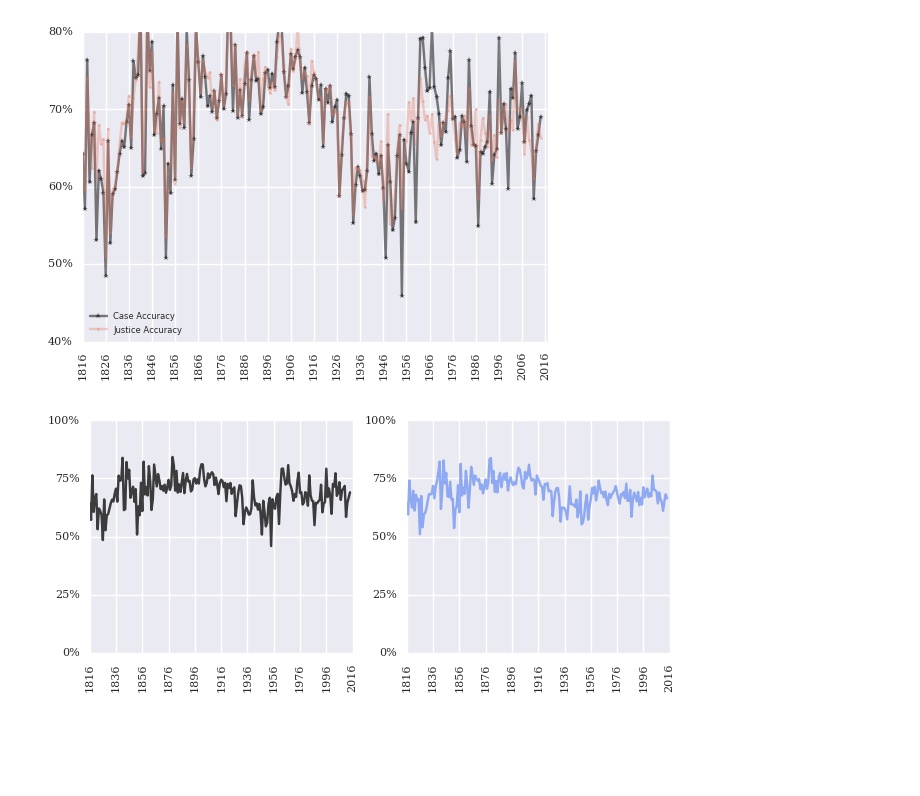
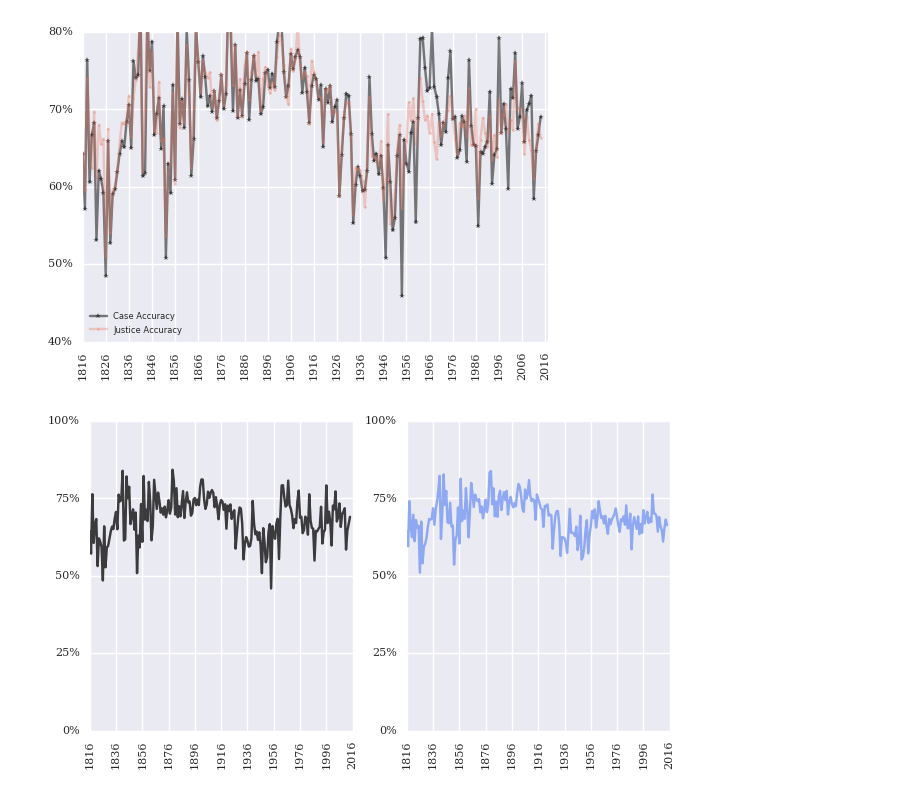
Before and after one commit to mjbommar/scotus-predict-v2, a Jupyter notebook: src/publication_figures.ipynb, the cells around one changed output. Drawn from its saved outputs; the diff is of its cells as text; code cells hidden in the pictures; blank space fills up the shorter version.

Commit message:
Cleanup for figures

```diff
--- a/src/publication_figures.ipynb
+++ b/src/publication_figures.ipynb
@@ -489,6 +491,8 @@ _ = ax.set_xlim(min_term, max_term+3)
 _ = ax.set_xticks(term_labels)
 _ = ax.set_xticklabels(map(str, term_labels), fontdict=plos_one_fontdict, rotation=90)
 
+min_val=0.0
+max_val=1.0
 accuracy_labels = numpy.round(numpy.linspace(min_val, max_val, 5), 4)
 _ = ax.set_ylim(min_val, max_val)
 _ = ax.set_yticks(accuracy_labels)
@@ -613,7 +617,7 @@ ax.legend(("Case Accuracy", "Justice Accuracy",
 [figure]
 # %%
 # Plot on one plot
-f, ax = plt.subplots(1, 2, figsize=(7.5, 3), dpi=400)
+f, ax = plt.subplots(1, 2, figsize=(7.5, 4), dpi=400)
 
 # Palette
 pal = seaborn.color_palette("coolwarm", 5)
@@ -622,31 +626,31 @@ pal = seaborn.color_palette("coolwarm", 5)
 _ = ax[0].plot(case_accuracy_reverse_rf_ts.index, case_accuracy_reverse_rf_ts,
             alpha=0.75, color="black")
 
 _ = ax[1].plot(justice_accuracy_reverse_rf.index, justice_accuracy_reverse_rf,
             alpha=0.75, color=pal[0])
 
 # Setup axes
 term_labels = numpy.arange(min_term, max_term+3, 20)
 _ = ax[0].set_xlim(min_term, max_term+3)
 _ = ax[1].set_xlim(min_term, max_term+3)
 _ = ax[0].set_xticks(term_labels)
 _ = ax[1].set_xticks(term_labels)
 _ = ax[0].set_xticklabels(map(str, term_labels), fontdict=plos_one_fontdict, rotation=90)
 _ = ax[1].set_xticklabels(map(str, term_labels), fontdict=plos_one_fontdict, rotation=90)
 
 accuracy_labels = numpy.round(numpy.linspace(min_val, max_val, 5), 4)
 _ = ax[0].set_ylim(min_val, max_val)
 _ = ax[0].set_yticks(accuracy_labels)
 _ = ax[0].set_yticklabels(map(lambda x: "{0}%".format(int(x * 100)), accuracy_labels), fontdict=plos_one_fontdict)
 _ = ax[1].set_ylim(min_val, max_val)
 _ = ax[1].set_yticks(accuracy_labels)
 _ = ax[1].set_yticklabels(map(lambda x: "{0}%".format(int(x * 100)), accuracy_labels), fontdict=plos_one_fontdict)
 
 
 # Save as PNG, PDF, and SVG
 plt.savefig("../figures/reverse_accuracy_rf_ts.png", dpi=400)
 plt.savefig("../figures/reverse_accuracy_rf_ts.tif", dpi=400)
 plt.savefig("../figures/reverse_accuracy_rf_ts.pdf", dpi=400)
 plt.savefig("../figures/reverse_accuracy_rf_ts.svg")
 # %% [output]
-[figure, old version]
+[figure, new version]
```
Also changed, not shown: parts of 6 cells of this notebook, 25 other files.
